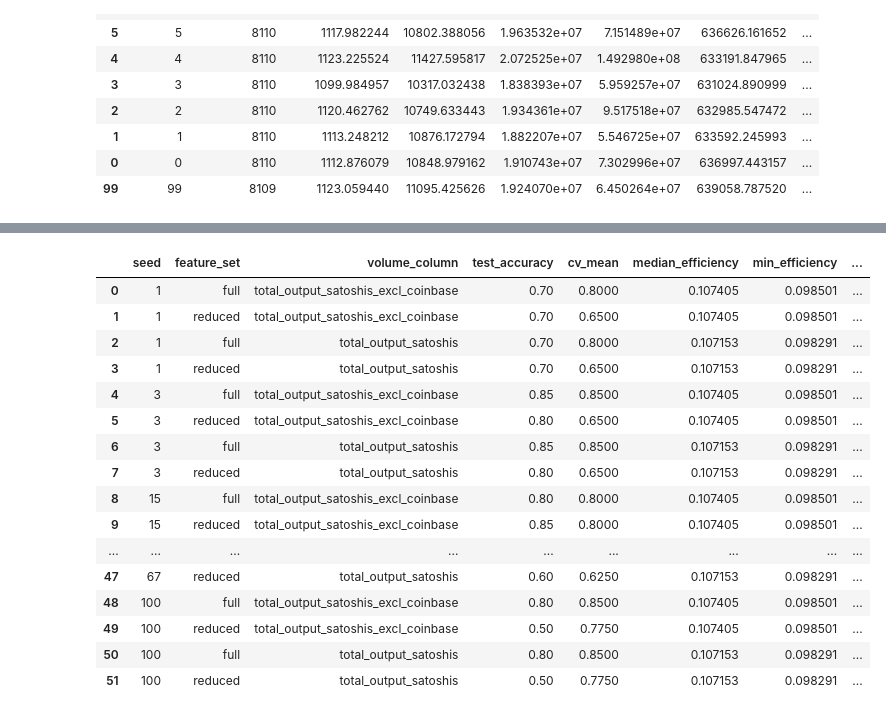
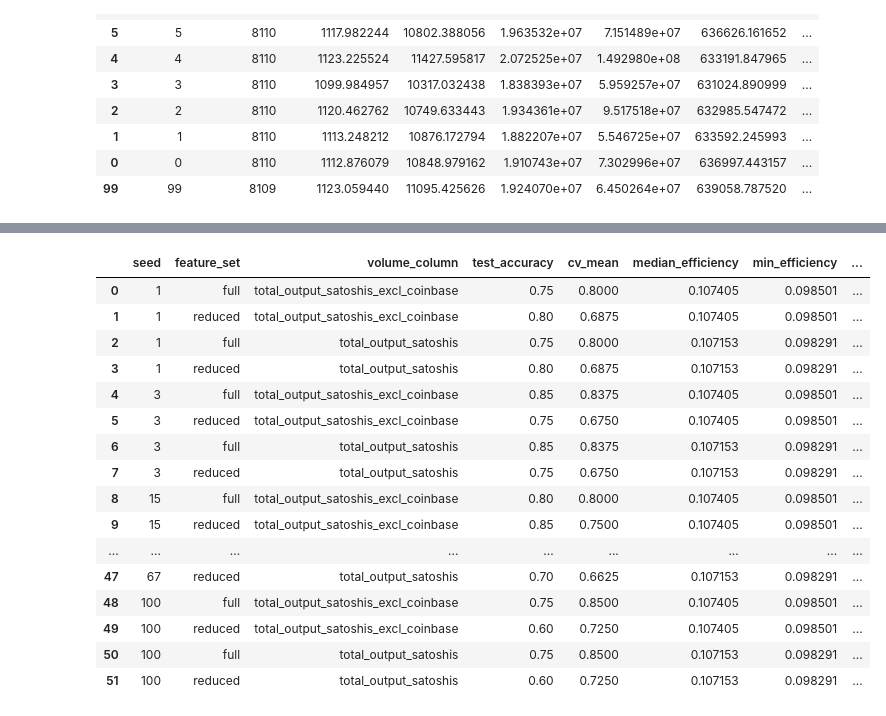
Before and after one commit to Kwokym111/poai_simulation, a Jupyter notebook: src/preprocess.ipynb, the cells around one changed output, grey strips where cells are left out. Cells and saved outputs as stored; diff of their text form; code cells hidden in the pictures.

Commit message:
added 2 age options, distance_from_tip, and neighbour_gap

```diff
--- a/src/preprocess.ipynb
+++ b/src/preprocess.ipynb
@@ -69,7 +69,12 @@ Patched 1 zero-value row(s) in 'total_output_satoshis'
 # Definition of Efficiency
 # Either ratio_of_means: (avg_transaction / avg_volume)
 # Or     mean_of_ratios: average of (n_transactions / transaction_volume) per block
-def preprocess(df, volume_column, efficiency_definition):
+
+# Definition of Age
+# Method 1              ("distance_from_tip"): gap between each miner's last block and the very last block in the whole dataset
+# Method 2 (Ethan's)    ("neighbor_gap")     : sort miners by last-mined time, then gap to the miner right before you
+
+def preprocess(df, volume_column, efficiency_definition, age_definition):
     # Rename Columns
     processed_df = df.rename(columns={
         'number': 'block_id',
@@ -126,10 +131,19 @@ def preprocess(df, volume_column, efficiency_definition):
 
     # convert profitability from total sum to avg profitability
     miner_df['profitability'] = miner_df['profitability'] / (miner_df['blocks_mined'] + 1)
-    miner_df['age'] = processed_df['timestamp'].max() - miner_df['last_block_time']
 
-    # Convert the duration into a plain number (float of seconds)
-    miner_df['age'] = miner_df['age'].dt.total_seconds()
+    if age_definition == "distance_from_tip":
+        # Method 1: gap between each miner's last block and the very last block in the whole dataset
+        miner_df['age'] = processed_df['timestamp'].max() - miner_df['last_block_time']
+        miner_df['age'] = miner_df['age'].dt.total_seconds()
+    elif age_definition == "neighbor_gap":
+        # Method 2 (Ethan's): sort miners by last-mined time, then gap to the miner right before you
+        sorted_miners = miner_df.sort_values('last_block_time').reset_index(drop=True)
+        sorted_miners['age'] = sorted_miners['last_block_time'].diff().dt.total_seconds()
+        sorted_miners['age'] = sorted_miners['age'].fillna(sorted_miners['age'].median())
+        miner_df = miner_df.drop(columns=['age'], errors='ignore').merge(
+            sorted_miners[['miner_id', 'age']], on='miner_id'
+        )
 
     # Calculate Efficiency Based on Definition of Efficiency
     if efficiency_definition == "ratio_of_means":
@@ -150,7 +164,7 @@ def preprocess(df, volume_column, efficiency_definition):
 
     return miner_df
 # %%
-miner_df = preprocess(df, "total_output_satoshis", "mean_of_ratios")
+miner_df = preprocess(df, "total_output_satoshis", "mean_of_ratios", "neighbor_gap")
 miner_df.sort_values(by='last_block_time', ascending=False).head(10)
 # %% [output]
 |  | miner_id | blocks_mined | avg_transactions | avg_volume | avg_fee | fee_volatility | avg_block_size | ... |
@@ -262,6 +276,6 @@ train_and_test(miner_df, 42, "full")
 # %%
-def preprocess_and_test(df, seed, volume_column, efficiency_definition, feature_set):
-    miner_df = preprocess(df, volume_column, efficiency_definition)
+def preprocess_and_test(df, seed, volume_column, efficiency_definition, age_definition, feature_set):
+    miner_df = preprocess(df, volume_column, efficiency_definition, age_definition)
     results = train_and_test(miner_df, seed, feature_set)
     full_results = {
         "seed": seed,
@@ -301,32 +315,32 @@ final_results
 # %%
 seeds = [1, 3, 15, 17, 25, 29, 30, 36, 42, 50, 51, 67, 100]
 diff_seed_results_df = []
 for seed in seeds:
-    diff_seed_results_df.append(preprocess_and_test(df, seed, "total_output_satoshis_excl_coinbase", "ratio_of_means", "full"))
-    diff_seed_results_df.append(preprocess_and_test(df, seed, "total_output_satoshis_excl_coinbase", "ratio_of_means", "reduced"))
-    diff_seed_results_df.append(preprocess_and_test(df, seed, "total_output_satoshis", "ratio_of_means", "full"))
-    diff_seed_results_df.append(preprocess_and_test(df, seed, "total_output_satoshis", "ratio_of_means", "reduced"))
+    diff_seed_results_df.append(preprocess_and_test(df, seed, "total_output_satoshis_excl_coinbase", "ratio_of_means", "neighbor_gap", "full"))
+    diff_seed_results_df.append(preprocess_and_test(df, seed, "total_output_satoshis_excl_coinbase", "ratio_of_means", "neighbor_gap", "reduced"))
+    diff_seed_results_df.append(preprocess_and_test(df, seed, "total_output_satoshis", "ratio_of_means", "neighbor_gap", "full"))
+    diff_seed_results_df.append(preprocess_and_test(df, seed, "total_output_satoshis", "ratio_of_means", "neighbor_gap", "reduced"))
 
 diff_seed_final_results = pd.concat(diff_seed_results_df, ignore_index=True)
 diff_seed_final_results
 # %% [output]
 |  | seed | feature_set | volume_column | test_accuracy | cv_mean | median_efficiency | min_efficiency | ... |
-| 0 | 1 | full | total_output_satoshis_excl_coinbase | 0.70 | 0.8000 | 0.107405 | 0.098501 | ... |
-| 1 | 1 | reduced | total_output_satoshis_excl_coinbase | 0.70 | 0.6500 | 0.107405 | 0.098501 | ... |
-| 2 | 1 | full | total_output_satoshis | 0.70 | 0.8000 | 0.107153 | 0.098291 | ... |
-| 3 | 1 | reduced | total_output_satoshis | 0.70 | 0.6500 | 0.107153 | 0.098291 | ... |
-| 4 | 3 | full | total_output_satoshis_excl_coinbase | 0.85 | 0.8500 | 0.107405 | 0.098501 | ... |
-| 5 | 3 | reduced | total_output_satoshis_excl_coinbase | 0.80 | 0.6500 | 0.107405 | 0.098501 | ... |
-| 6 | 3 | full | total_output_satoshis | 0.85 | 0.8500 | 0.107153 | 0.098291 | ... |
-| 7 | 3 | reduced | total_output_satoshis | 0.80 | 0.6500 | 0.107153 | 0.098291 | ... |
+| 0 | 1 | full | total_output_satoshis_excl_coinbase | 0.75 | 0.8000 | 0.107405 | 0.098501 | ... |
+| 1 | 1 | reduced | total_output_satoshis_excl_coinbase | 0.80 | 0.6875 | 0.107405 | 0.098501 | ... |
+| 2 | 1 | full | total_output_satoshis | 0.75 | 0.8000 | 0.107153 | 0.098291 | ... |
+| 3 | 1 | reduced | total_output_satoshis | 0.80 | 0.6875 | 0.107153 | 0.098291 | ... |
+| 4 | 3 | full | total_output_satoshis_excl_coinbase | 0.85 | 0.8375 | 0.107405 | 0.098501 | ... |
+| 5 | 3 | reduced | total_output_satoshis_excl_coinbase | 0.75 | 0.6750 | 0.107405 | 0.098501 | ... |
+| 6 | 3 | full | total_output_satoshis | 0.85 | 0.8375 | 0.107153 | 0.098291 | ... |
+| 7 | 3 | reduced | total_output_satoshis | 0.75 | 0.6750 | 0.107153 | 0.098291 | ... |
 | 8 | 15 | full | total_output_satoshis_excl_coinbase | 0.80 | 0.8000 | 0.107405 | 0.098501 | ... |
-| 9 | 15 | reduced | total_output_satoshis_excl_coinbase | 0.85 | 0.8000 | 0.107405 | 0.098501 | ... |
+| 9 | 15 | reduced | total_output_satoshis_excl_coinbase | 0.85 | 0.7500 | 0.107405 | 0.098501 | ... |
 | ... | ... | ... | ... | ... | ... | ... | ... | ... |
-| 47 | 67 | reduced | total_output_satoshis | 0.60 | 0.6250 | 0.107153 | 0.098291 | ... |
-| 48 | 100 | full | total_output_satoshis_excl_coinbase | 0.80 | 0.8500 | 0.107405 | 0.098501 | ... |
-| 49 | 100 | reduced | total_output_satoshis_excl_coinbase | 0.50 | 0.7750 | 0.107405 | 0.098501 | ... |
-| 50 | 100 | full | total_output_satoshis | 0.80 | 0.8500 | 0.107153 | 0.098291 | ... |
-| 51 | 100 | reduced | total_output_satoshis | 0.50 | 0.7750 | 0.107153 | 0.098291 | ... |
+| 47 | 67 | reduced | total_output_satoshis | 0.70 | 0.6625 | 0.107153 | 0.098291 | ... |
+| 48 | 100 | full | total_output_satoshis_excl_coinbase | 0.75 | 0.8500 | 0.107405 | 0.098501 | ... |
+| 49 | 100 | reduced | total_output_satoshis_excl_coinbase | 0.60 | 0.7250 | 0.107405 | 0.098501 | ... |
+| 50 | 100 | full | total_output_satoshis | 0.75 | 0.8500 | 0.107153 | 0.098291 | ... |
+| 51 | 100 | reduced | total_output_satoshis | 0.60 | 0.7250 | 0.107153 | 0.098291 | ... |
 # %%
 seeds = [1, 3, 15, 17, 25, 29, 30, 36, 42, 50, 51, 67, 100]
 diff_seed_results_df = []
```
Also changed, not shown: parts of 4 cells of this notebook.
